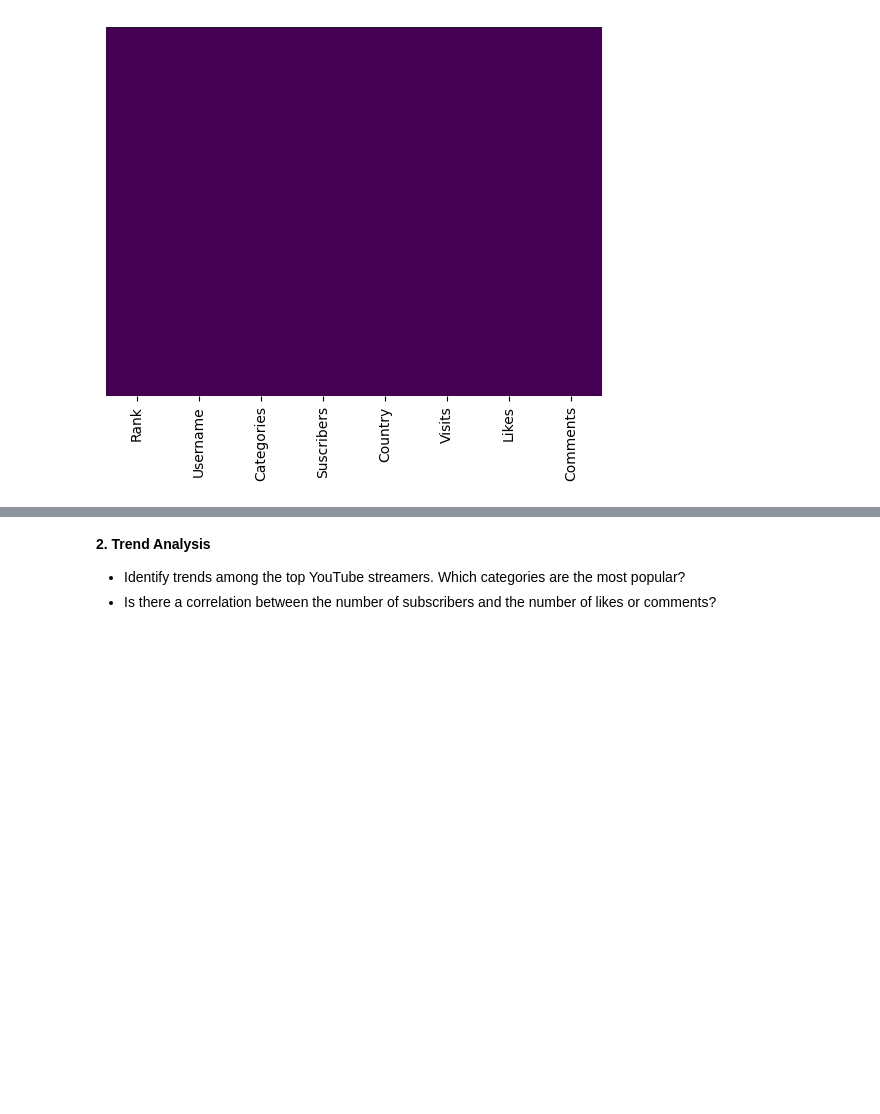
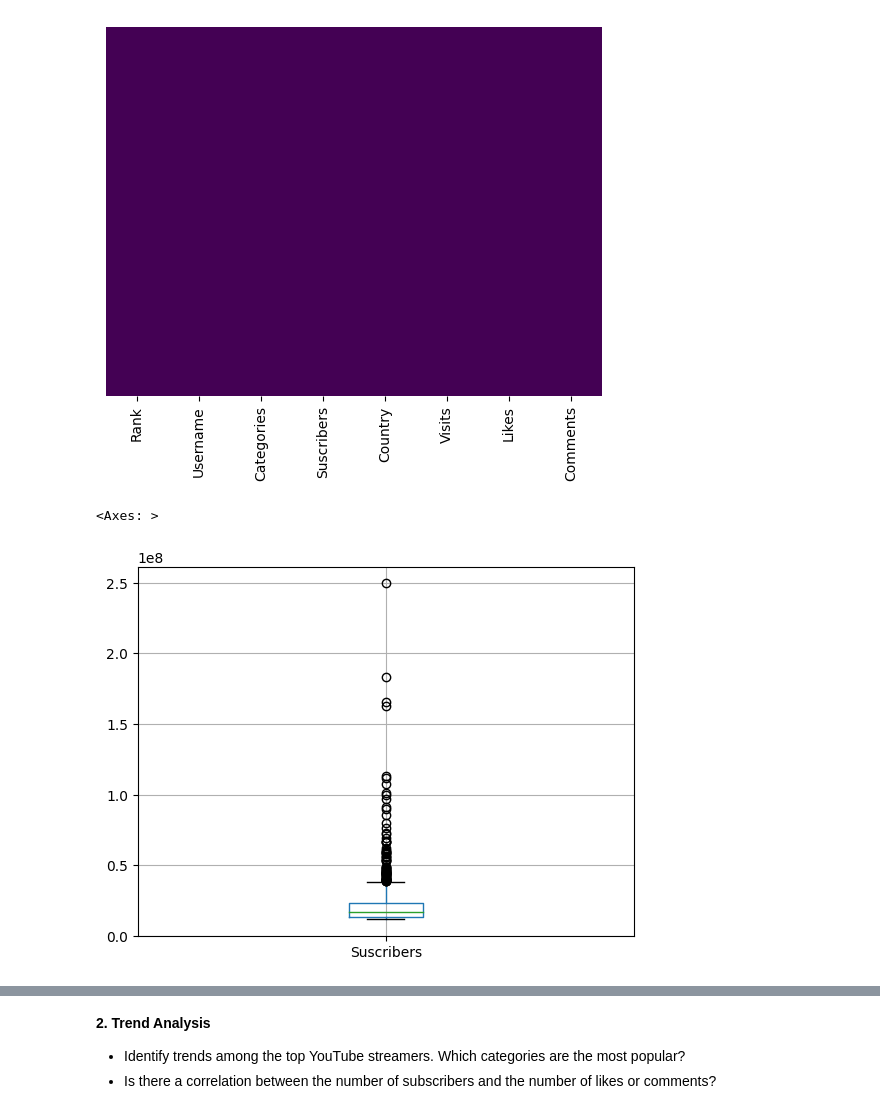
Before and after one commit to meet108/Interncarrer_Projects, a Jupyter notebook: youtubers.ipynb, the cells around one changed output, grey strips where cells are left out. Drawn from its saved outputs; the diff is of its cells as text; code cells hidden in the pictures; blank space fills up the shorter version.

```diff
--- a/youtubers.ipynb
+++ b/youtubers.ipynb
@@ -175,3 +175,8 @@ sns.heatmap(data.isnull(), yticklabels=False, cbar=False, cmap='viridis')
 # %% [output]
 <Axes: >
 [figure]
+# %%
+data.boxplot(['Suscribers'])
+# %% [output]
+<Axes: >
+[figure, added]
```
Also changed, not shown: parts of 5 cells of this notebook.
